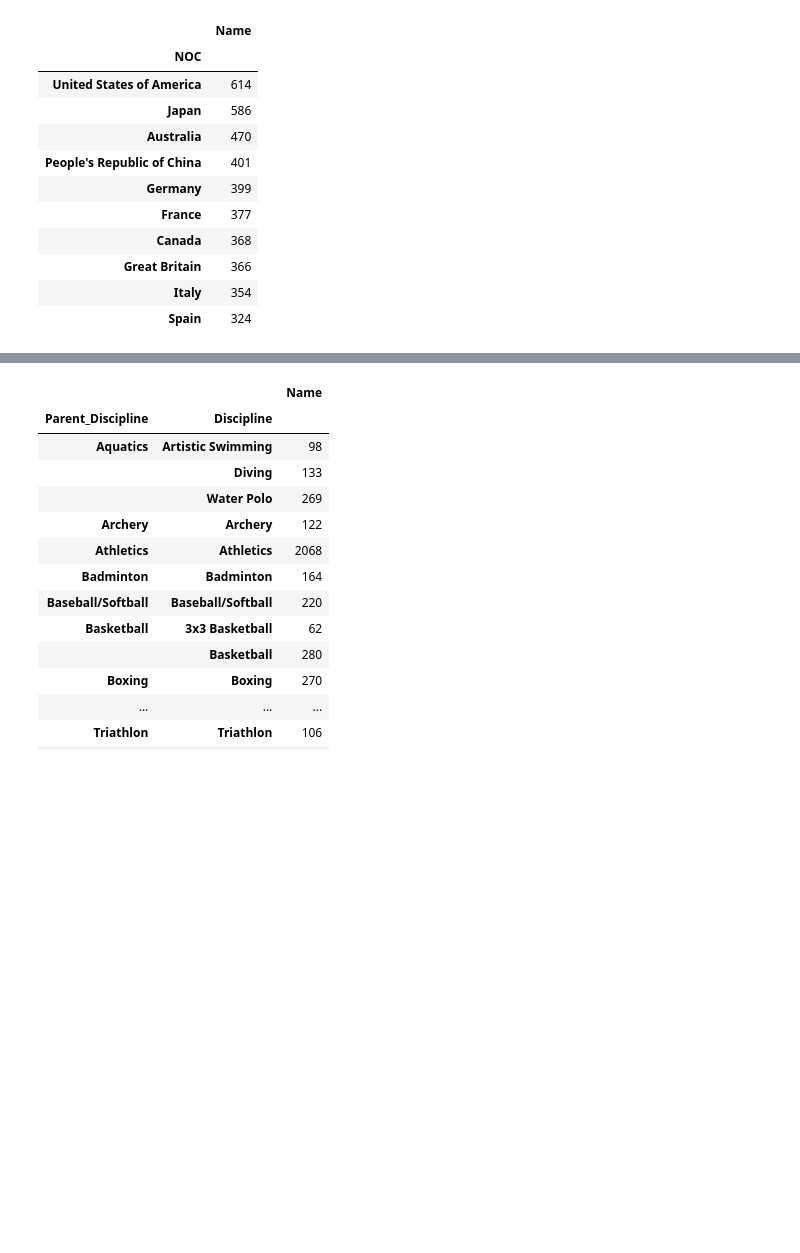
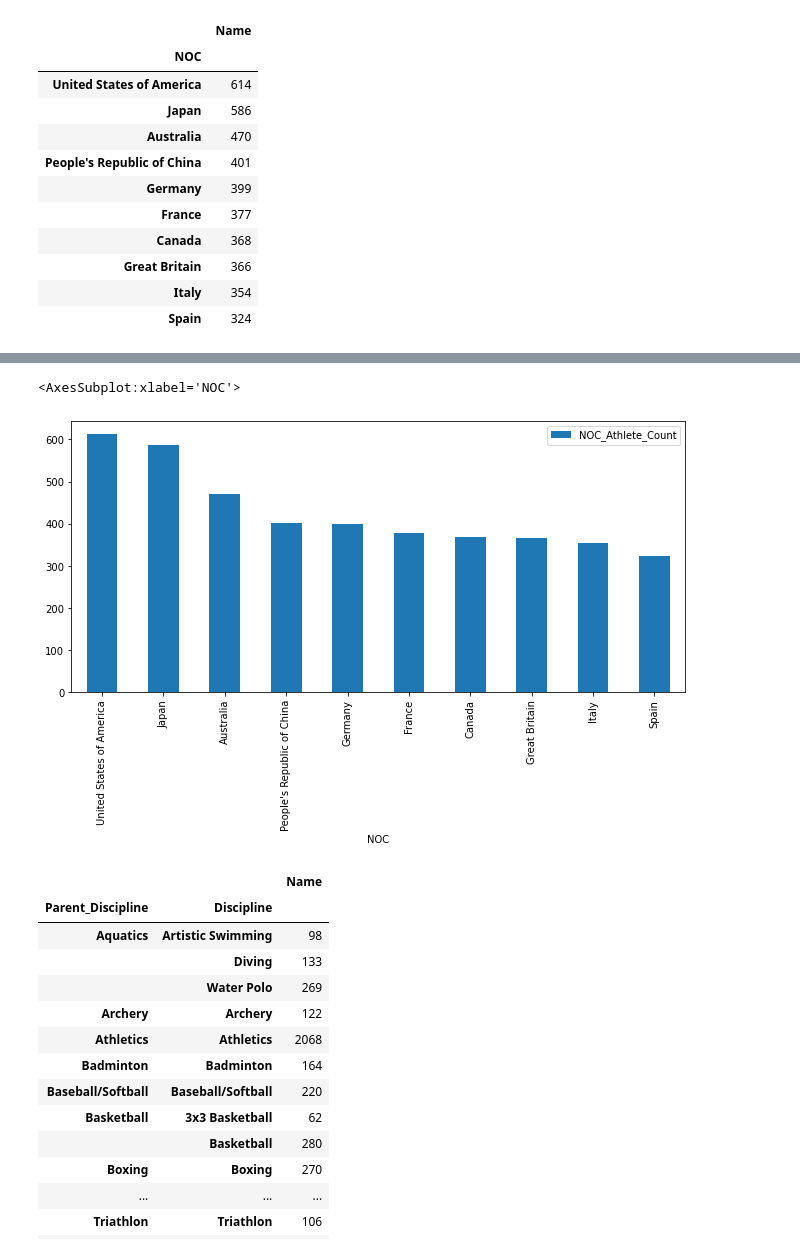
Before and after one commit to jennifer-biener/kaggle_datasets, a Jupyter notebook: 2021 Olympics in Tokyo/athletes.ipynb, the cells around one changed output, grey strips where cells are left out. Drawn from its saved outputs; the diff is of its cells as text; code cells hidden in the pictures; blank space fills up the shorter version.

Commit message:
work on athletes data

```diff
--- a/2021 Olympics in Tokyo/athletes.ipynb
+++ b/2021 Olympics in Tokyo/athletes.ipynb
@@ -142,3 +266,11 @@ df_parent.loc[:, ['Name', 'NOC']].groupby('NOC').count().sort_values(by='Name',
 | Great Britain | 366 |
 | Italy | 354 |
 | Spain | 324 |
+# %%
+"""
+Method 2 - use transform statement to create a new column called NOC_Athlete_Count
+"""
+df_parent['NOC_Athlete_Count'] = df_parent.groupby(['NOC'])['Name'].transform('count')
+#df_parent[df_parent.NOC=='United States of America']
+df_parent[(df_parent.NOC=='United States of America') & (df_parent.Parent_Discipline=='Swimming')]
+#df_parent[df_parent.Name=='van ROUWENDAAL Sharon']
@@ -144,0 +295,3 @@ df_parent.loc[:, ['Name', 'NOC']].groupby('NOC').count().sort_values(by='Name',
+# %%
+df_parent_noc2 = df_parent.loc[:, ['NOC', 'NOC_Athlete_Count']].drop_duplicates()
+df_parent_noc2.sort_values(by='NOC_Athlete_Count', ascending=False)
@@ -145 +312,6 @@ df_parent.loc[:, ['Name', 'NOC']].groupby('NOC').count().sort_values(by='Name',
+# %%
+df_parent_noc2.sort_values(by='NOC_Athlete_Count', ascending=False).head(10).plot.bar(x='NOC', y='NOC_Athlete_Count', figsize=(11,5))
+# %% [output]
+<AxesSubplot:xlabel='NOC'>
+[figure, added]
 # %%
```
Also changed, not shown: parts of 21 cells of this notebook, 2 other files.
